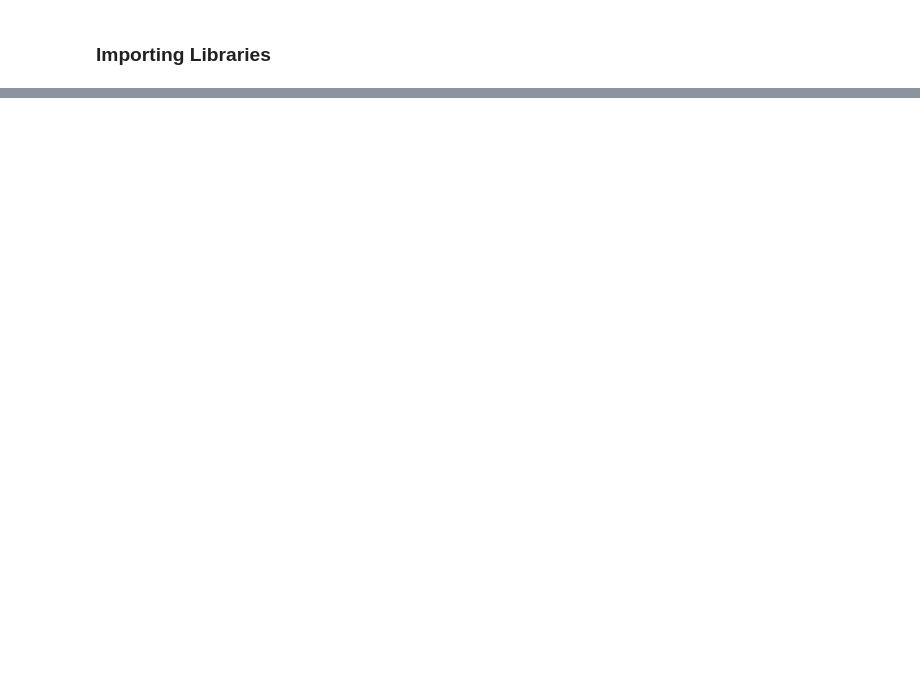
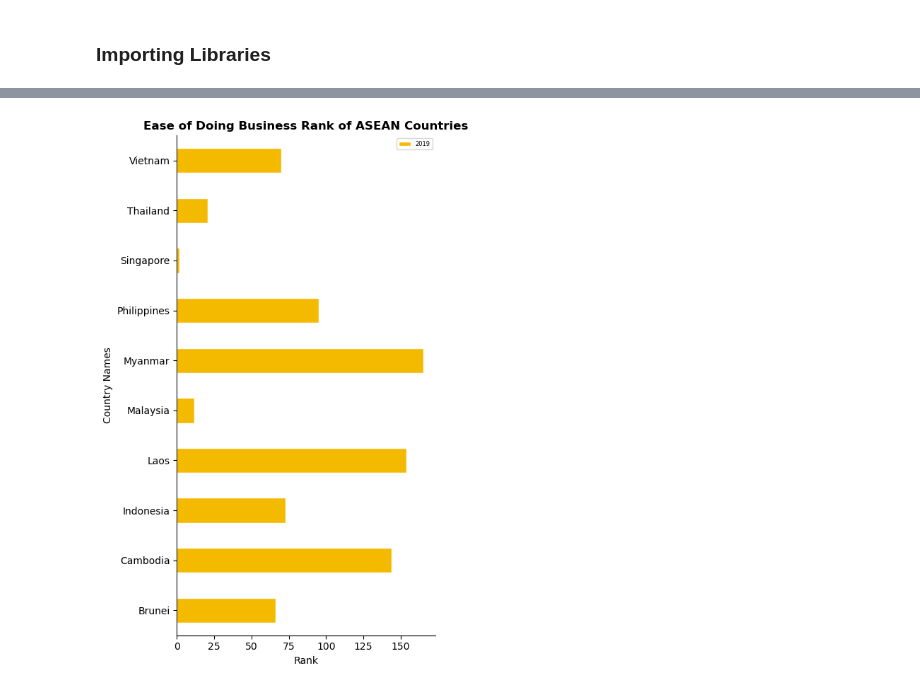
Before and after one commit to RuizLorenzoChavez/asean-datascience, a Jupyter notebook: GillCleaning.ipynb, the cells around one changed output, grey strips where cells are left out. Cells and saved outputs as stored; diff of their text form; code cells hidden in the pictures; blank space fills up the shorter version.

Commit message:
Cleaned the ease of business dataset
need to figure out how to make values in ascending order

```diff
--- a/GillCleaning.ipynb
+++ b/GillCleaning.ipynb
@@ -24,0 +44,2 @@ prod = pd.read_excel('data/economic-growth-indicators.xlsx', sheet_name='Product
+# %%
+ease_df = ease.filter(['Country Name', 'Country Code', '2019']).set_index('Country Name')
@@ -24,0 +56,2 @@ prod = pd.read_excel('data/economic-growth-indicators.xlsx', sheet_name='Product
+# %%
+ease_df.dropna(axis=0, how='any', inplace = True) # 0 indicates the rows and inplace set to true modifies current dataframe
@@ -24,0 +99,3 @@ prod = pd.read_excel('data/economic-growth-indicators.xlsx', sheet_name='Product
+# %%
+#ease_df["Country Name"] = ease_df["Country Name"].replace(['Brunei Darussalam', 'Lao PDR'], ['Brunei', 'Laos'])
+ease_df.rename(index={'Brunei Darussalam':'Brunei','Lao PDR' : 'Laos' },inplace=True)
@@ -24,0 +124,3 @@ prod = pd.read_excel('data/economic-growth-indicators.xlsx', sheet_name='Product
+# %%
+ASEANCountries = ["Brunei", "Cambodia", "Indonesia", "Laos", "Malaysia", "Myanmar", "Philippines",
+                  "Singapore", "Thailand", "Vietnam"]
@@ -24,0 +159,20 @@ prod = pd.read_excel('data/economic-growth-indicators.xlsx', sheet_name='Product
+# %%
+#plt.figure(figsize=(4,6))
+#ax = ease_df.loc[ASEANCountries].plot.barh()
+
+fig = plt.figure(figsize=(5,8))
+ax = fig.add_subplot(1,1,1)
+ease_df.loc[ASEANCountries].plot(y = '2019', fontsize=10, kind='barh', ax=ax, edgecolor='w', color = '#F4BA00')
+
+ax.set_title('Ease of Doing Business Rank of ASEAN Countries', fontsize=12, fontweight ='bold')
+ax.set_xlabel('Rank', fontsize=10)
+ax.set_ylabel('Country Names', fontsize=10)
+ax.spines['right'].set_visible(False)
+ax.spines['top'].set_visible(False)
+ax.yaxis.grid(False)
+ax.legend(fontsize=6)
+
+plt.tight_layout()
+#plt.savefig(fname = 'Images/Name')
+# %% [output]
+[figure, added]
```
Also changed, not shown: parts of 20 cells of this notebook.
